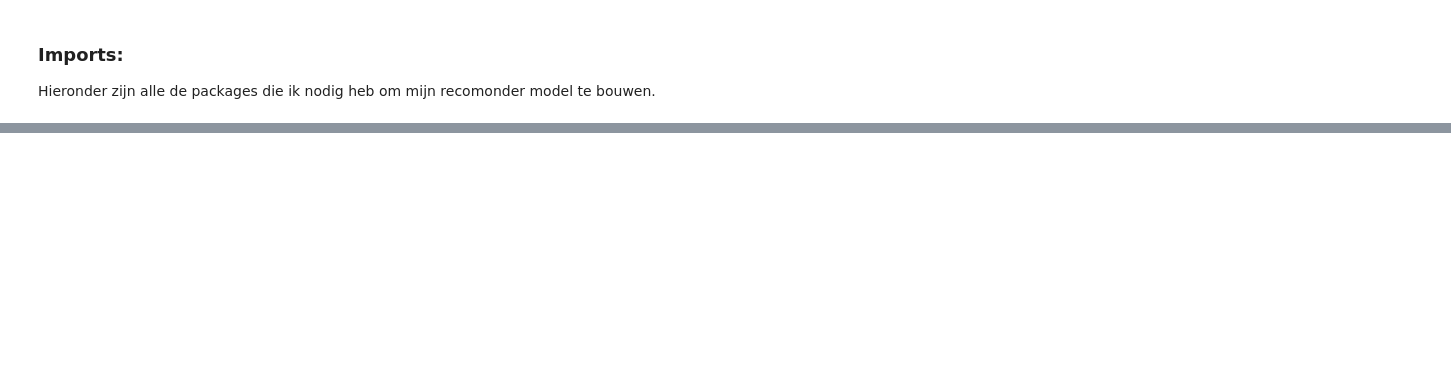
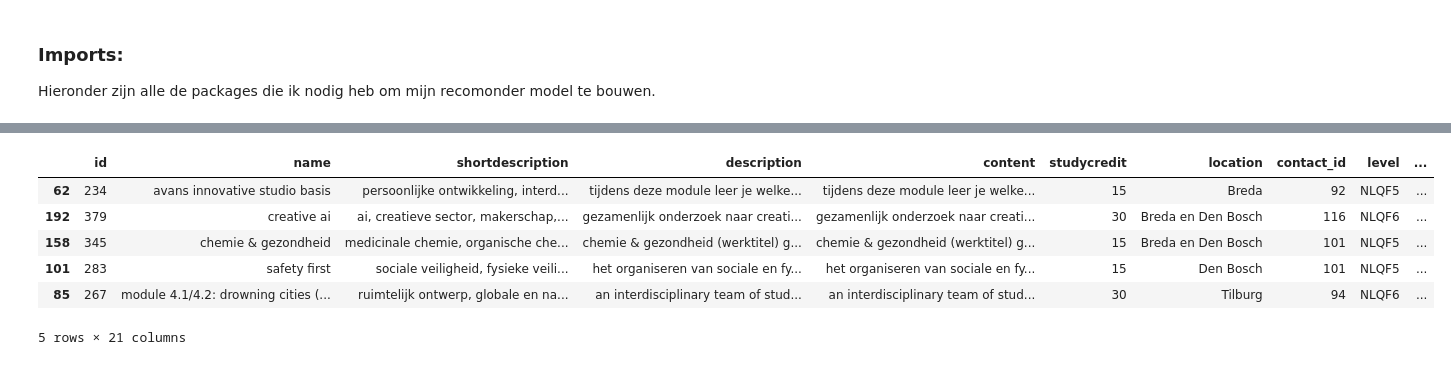
Before and after one commit to EnesT51/LU2-AI-Prototype, a Jupyter notebook: AI-PoC/AI_PoC_NLP_And_Model.ipynb, the cells around one changed output, grey strips where cells are left out. Saved outputs shown, nothing was run; the diff lists cells and outputs as text; code cells hidden in the pictures; blank space fills up the shorter version.

```diff
--- a/AI-PoC/AI_PoC_NLP_And_Model.ipynb
+++ b/AI-PoC/AI_PoC_NLP_And_Model.ipynb
@@ -201,0 +143,16 @@ top 5 keuzemodules:
+# %%
+profile2 = StudentProfile(
+    interests="ik ben geintereseerd in informatica",
+    goals="beter worden in coderen en een carieren mee opbouwen"
+)
+
+recs2 = recommend(profile2, k=5)
+recs2
+# %% [output]
+|  | id | name | shortdescription | description | content | studycredit | location | contact_id | level | ... |
+| 62 | 234 | avans innovative studio basis | persoonlijke ontwikkeling, interd... | tijdens deze module leer je welke... | tijdens deze module leer je welke... | 15 | Breda | 92 | NLQF5 | ... |
+| 192 | 379 | creative ai | ai, creatieve sector, makerschap,... | gezamenlijk onderzoek naar creati... | gezamenlijk onderzoek naar creati... | 30 | Breda en Den Bosch | 116 | NLQF6 | ... |
+| 158 | 345 | chemie & gezondheid | medicinale chemie, organische che... | chemie & gezondheid (werktitel) g... | chemie & gezondheid (werktitel) g... | 15 | Breda en Den Bosch | 101 | NLQF5 | ... |
+| 101 | 283 | safety first | sociale veiligheid, fysieke veili... | het organiseren van sociale en fy... | het organiseren van sociale en fy... | 15 | Den Bosch | 101 | NLQF5 | ... |
+| 85 | 267 | module 4.1/4.2: drowning cities (... | ruimtelijk ontwerp, globale en na... | an interdisciplinary team of stud... | an interdisciplinary team of stud... | 30 | Tilburg | 94 | NLQF6 | ... |
+5 rows × 21 columns
```
Also changed, not shown: parts of 23 cells of this notebook, 2 other files.
